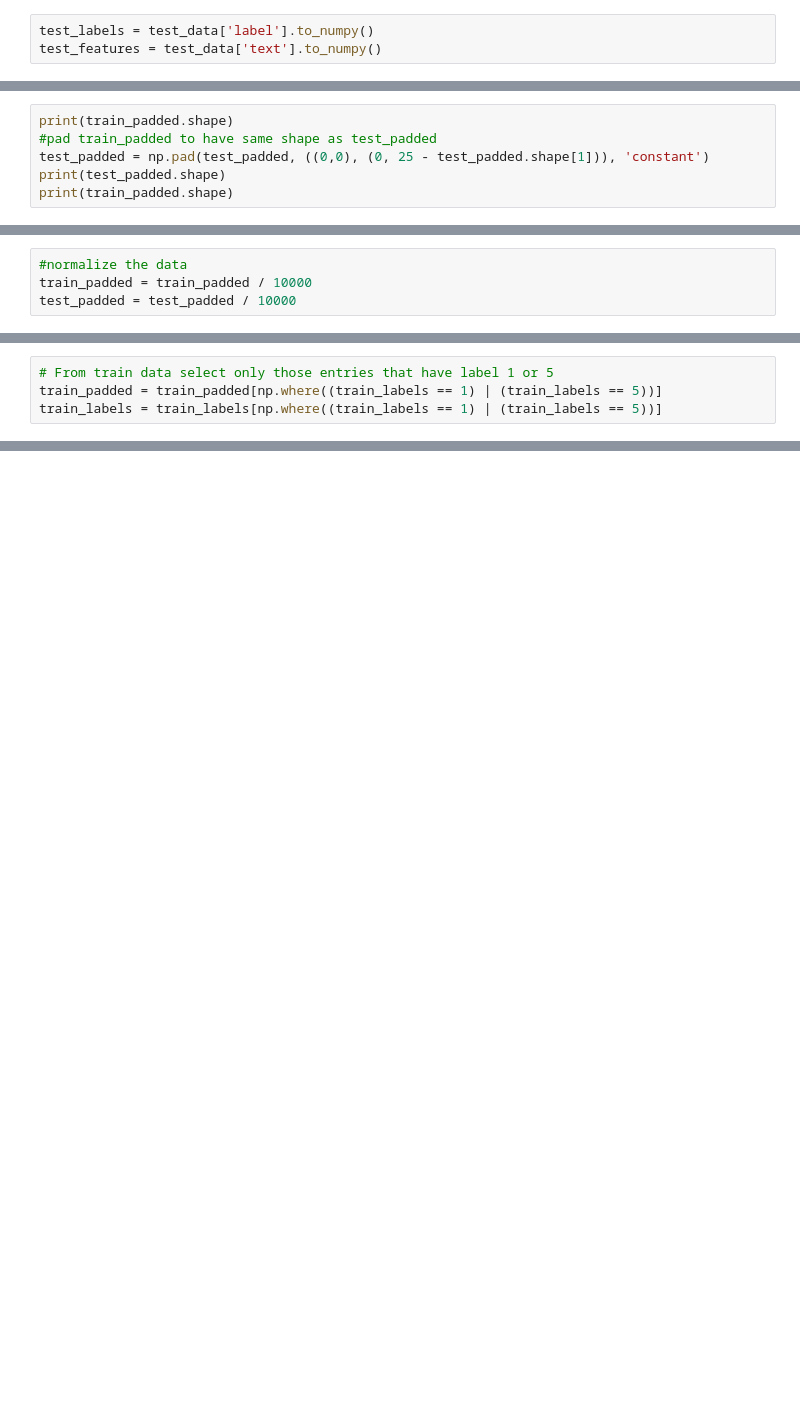
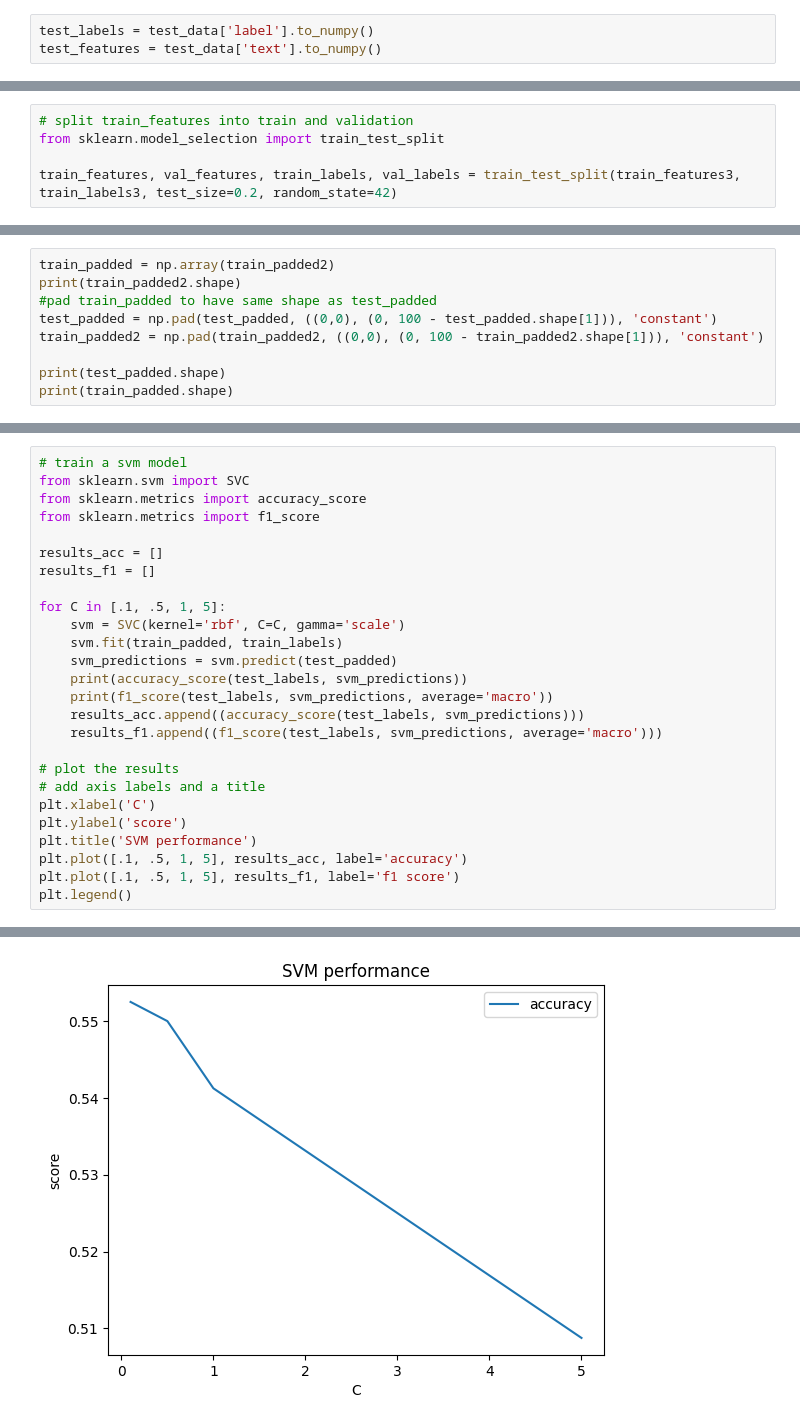
Before and after one commit to dimi999/bionlp, a Jupyter notebook: notebook.ipynb, the cells around one changed output, grey strips where cells are left out. Saved outputs shown, nothing was run; the diff lists cells and outputs as text; blank space fills up the shorter version.

```diff
--- a/notebook.ipynb
+++ b/notebook.ipynb
@@ -45,3 +163,8 @@ print(test_features)
+# %%
+# split train_features into train and validation
+from sklearn.model_selection import train_test_split
+
+train_features, val_features, train_labels, val_labels = train_test_split(train_features3, train_labels3, test_size=0.2, random_state=42)
 # %%
 # Tokenize the data
 from tensorflow.keras.preprocessing.text import Tokenizer
@@ -75,6 +250,9 @@ test_labels = label_encoder.transform(test_labels)
 # %%
-print(train_padded.shape)
+train_padded = np.array(train_padded2)
+print(train_padded2.shape)
 #pad train_padded to have same shape as test_padded
-test_padded = np.pad(test_padded, ((0,0), (0, 25 - test_padded.shape[1])), 'constant')
+test_padded = np.pad(test_padded, ((0,0), (0, 100 - test_padded.shape[1])), 'constant')
+train_padded2 = np.pad(train_padded2, ((0,0), (0, 100 - train_padded2.shape[1])), 'constant')
+
 print(test_padded.shape)
 print(train_padded.shape)
@@ -81,4 +262,0 @@ print(train_padded.shape)
-# %%
-#normalize the data
-train_padded = train_padded / 10000
-test_padded = test_padded / 10000
@@ -89,4 +262,0 @@ print(test_labels)
-# %%
-# From train data select only those entries that have label 1 or 5
-train_padded = train_padded[np.where((train_labels == 1) | (train_labels == 5))]
-train_labels = train_labels[np.where((train_labels == 1) | (train_labels == 5))]
@@ -107,0 +330,27 @@ model.summary()
+# %%
+# train a svm model
+from sklearn.svm import SVC
+from sklearn.metrics import accuracy_score
+from sklearn.metrics import f1_score
+
+results_acc = []
+results_f1 = []
+
+for C in [.1, .5, 1, 5]:
+    svm = SVC(kernel='rbf', C=C, gamma='scale')
+    svm.fit(train_padded, train_labels)
+    svm_predictions = svm.predict(test_padded)
+    print(accuracy_score(test_labels, svm_predictions))
+    print(f1_score(test_labels, svm_predictions, average='macro'))
+    results_acc.append((accuracy_score(test_labels, svm_predictions)))
+    results_f1.append((f1_score(test_labels, svm_predictions, average='macro')))
+
+# plot the results
+# add axis labels and a title
+plt.xlabel('C')
+plt.ylabel('score')
+plt.title('SVM performance')
+plt.plot([.1, .5, 1, 5], results_acc, label='accuracy')
+plt.plot([.1, .5, 1, 5], results_f1, label='f1 score')
+plt.legend()
+# %% [output]
@@ -107,0 +366 @@ model.summary()
+[figure, added]
```
Also changed, not shown: parts of 20 cells of this notebook, 6 other files.
